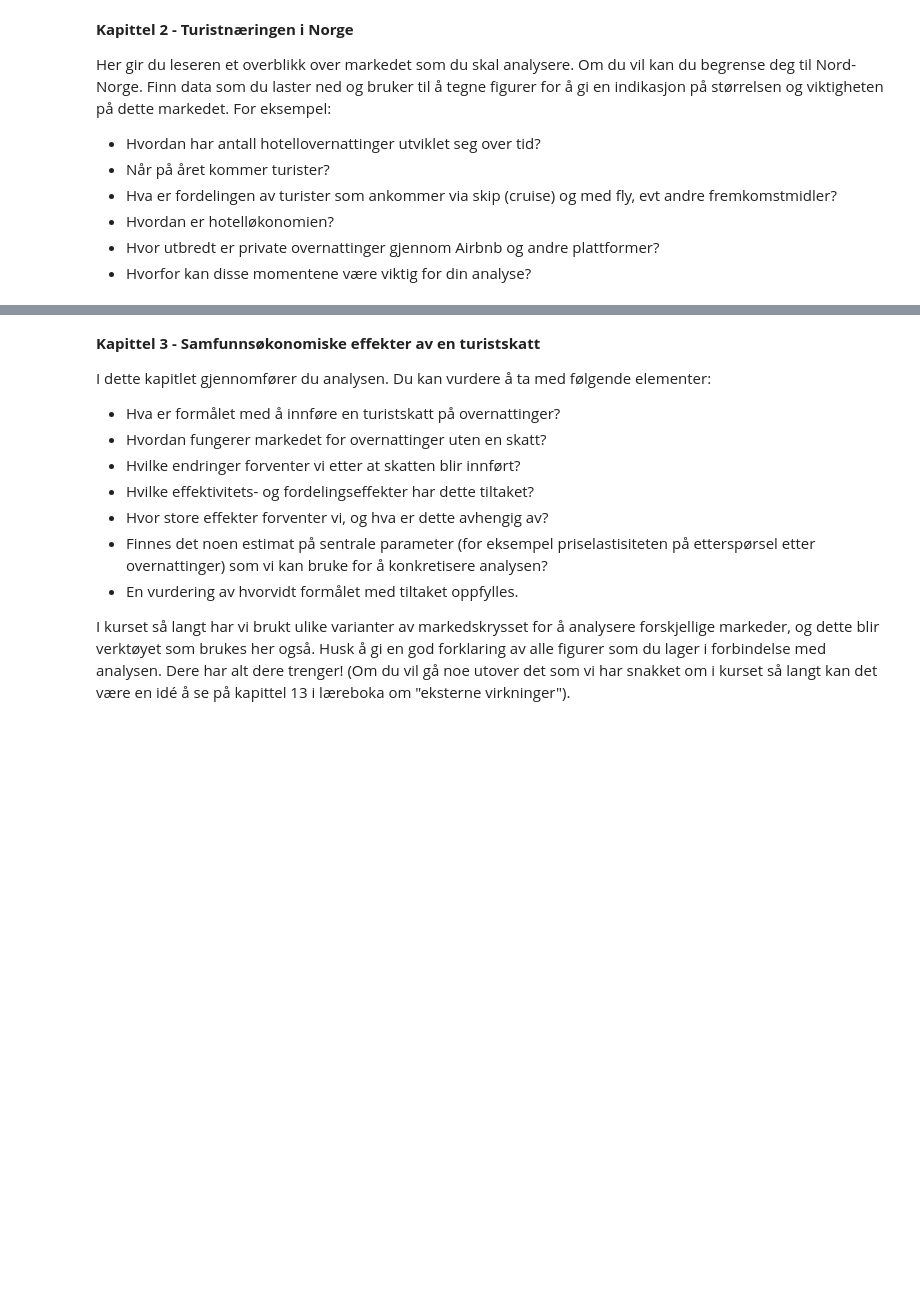
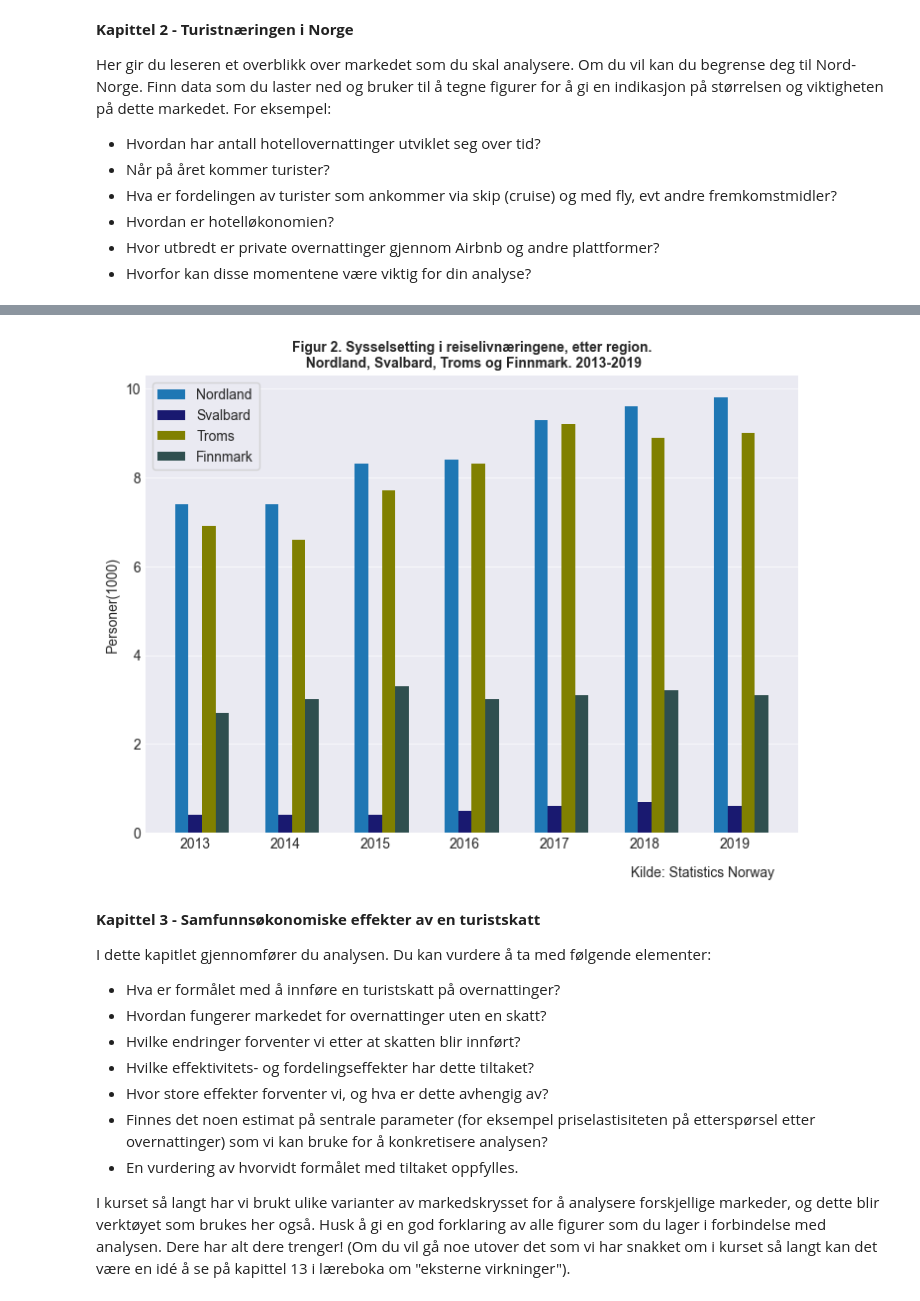
Before and after one commit to DanielFabioG/SOK-1003-og-SOK-1006, a Jupyter notebook: sok-1006/Mappeoppgaver/Mikro_V2023_1006.ipynb, the cells around one changed output, grey strips where cells are left out. Saved outputs shown, nothing was run; the diff lists cells and outputs as text; code cells hidden in the pictures; blank space fills up the shorter version.

```diff
--- a/sok-1006/Mappeoppgaver/Mikro_V2023_1006.ipynb
+++ b/sok-1006/Mappeoppgaver/Mikro_V2023_1006.ipynb
@@ -277,0 +326,3 @@ ax.legend(loc='best', frameon=False);
+# %%
+# Lim in PostUrl som spørringen skal postes mot
+postUrl = "https://data.ssb.no/api/v0/no/table/09266/"
@@ -278,3 +362,49 @@ ax.legend(loc='best', frameon=False);
+# %%
+df, df_id, ds = apiToDataframe(postUrl, apiQuery)
+# %%
+# Pivoting the dataframe
+pivot = pd.pivot_table(df, index='år', columns='region', values='value')
+
+# renaming the columns
+pivot.columns = [col.split(" - ")[0] for col in pivot.columns]
+
+# resetting the index
+pivot = pivot.reset_index()
+
+#Deleting the first row to start the timeseries from 2013 since 2012 is missing
+pivot = pivot.iloc[1:]
+# %%
+fig, ax1 = plt.subplots(figsize=(8.5, 6))
+
+# Fixing the width of the bars
+width=0.15
+# shift the bars to the left by the width of the bar to separate them
+x1 = np.arange(len(pivot['år']))
+x2 = [x + width for x in x1]
+x3 = [x + width for x in x2]
+x4 = [x + width for x in x3]
+# Plotting the bars
+ax1.bar(x1, pivot['Nordland'], width=width, label='Nordland', color='#1f77b4')
+ax1.bar(x2, pivot['Svalbard'], width=width, label='Svalbard', color='midnightblue')
+ax1.bar(x3, pivot['Troms'], width=width, label='Troms', color='olive')
+ax1.bar(x4, pivot['Finnmark'], width=width, label='Finnmark', color='darkslategrey')
+
+# set the x-tick positions to the middle of the bars
+ax1.set_xticks(x2)
+# Set the x-tick labels to the year
+ax1.set_xticklabels(pivot['år'].astype("string"))
+#Setting the title
+ax1.set_title('Figur 2. Sysselsetting i reiselivnæringene, etter region.\n Nordland, Svalbard, Troms og Finnmark. 2013-2019', fontsize=10, fontweight='bold')
+# Source and note
+ax1.text(x=5, y=-1, s='Kilde: Statistics Norway.', fontsize=10)
+# Setting the y-label
+ax1.set_ylabel('Personer(1000)', fontsize=10)
+
+# Setting grid and legend
+ax1.grid(axis='y', alpha=0.7)
+ax1.legend(loc='best', frameon=True);
+# %% [output]
+[figure, added]
 # %% [markdown]
 **Kapittel 3 - Samfunnsøkonomiske effekter av en turistskatt**
 
```
Also changed, not shown: parts of 17 cells of this notebook.
